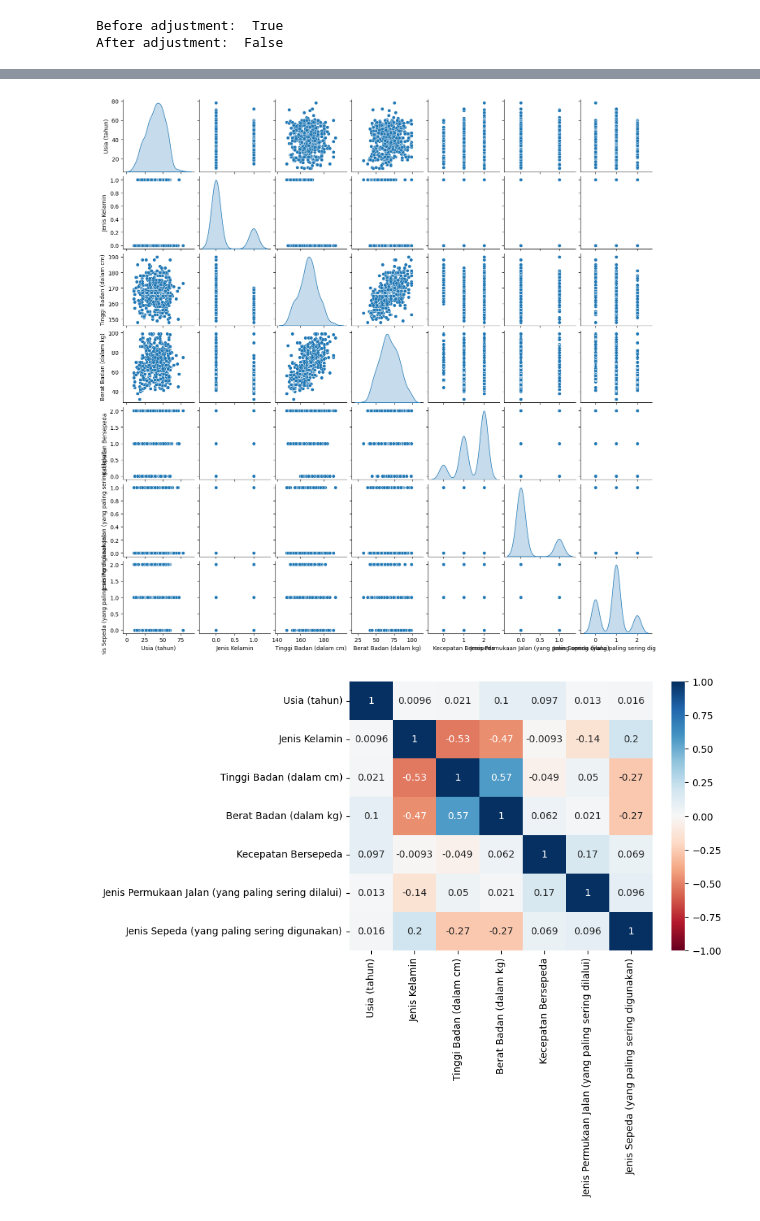
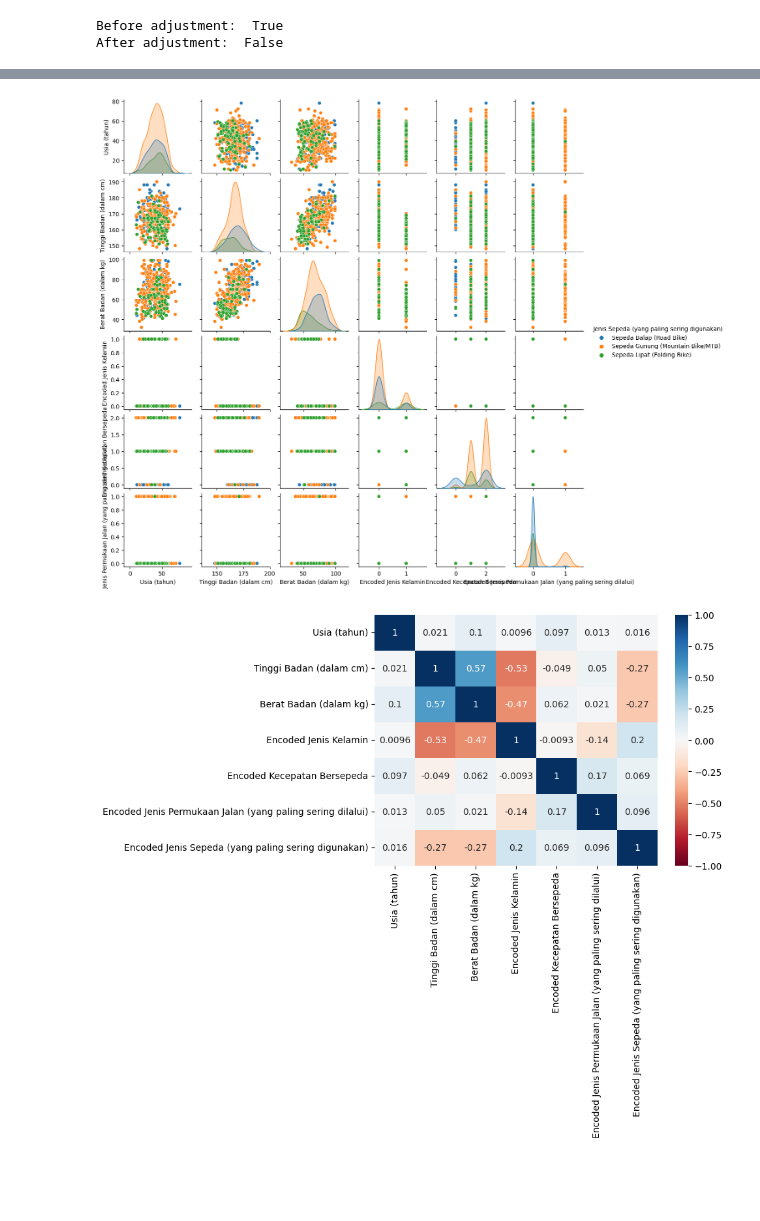
Before and after one commit to HansJoachimW/ALP-Statistics, a Jupyter notebook: ALP.ipynb, the cells around one changed output, grey strips where cells are left out. Saved outputs shown, nothing was run; the diff lists cells and outputs as text; code cells hidden in the pictures; blank space fills up the shorter version.

```diff
--- a/ALP.ipynb
+++ b/ALP.ipynb
@@ -134,10 +136,10 @@ After adjustment:  False
 # Encode data
 encoder = LabelEncoder()
 
-dataset['Jenis Kelamin'] = encoder.fit_transform(dataset['Jenis Kelamin'])
-dataset['Kecepatan Bersepeda'] = encoder.fit_transform(dataset['Kecepatan Bersepeda'])
-dataset['Jenis Permukaan Jalan (yang paling sering dilalui)'] = encoder.fit_transform(dataset['Jenis Permukaan Jalan (yang paling sering dilalui)'])
-dataset['Jenis Sepeda (yang paling sering digunakan)'] = encoder.fit_transform(dataset['Jenis Sepeda (yang paling sering digunakan)'])
+dataset['Encoded Jenis Kelamin'] = encoder.fit_transform(dataset['Jenis Kelamin'])
+dataset['Encoded Kecepatan Bersepeda'] = encoder.fit_transform(dataset['Kecepatan Bersepeda'])
+dataset['Encoded Jenis Permukaan Jalan (yang paling sering dilalui)'] = encoder.fit_transform(dataset['Jenis Permukaan Jalan (yang paling sering dilalui)'])
+dataset['Encoded Jenis Sepeda (yang paling sering digunakan)'] = encoder.fit_transform(dataset['Jenis Sepeda (yang paling sering digunakan)'])
 # %%
 dataset.head()
 # %% [output]
@@ -163,10 +165,10 @@ plt.show()
 # %%
-sns.pairplot(data=dataset, height=2, diag_kind='kde')
+sns.pairplot(data=dataset[['Usia (tahun)', 'Tinggi Badan (dalam cm)', 'Berat Badan (dalam kg)', 'Encoded Jenis Kelamin', 'Encoded Kecepatan Bersepeda', 'Encoded Jenis Permukaan Jalan (yang paling sering dilalui)', 'Jenis Sepeda (yang paling sering digunakan)']], height=2, diag_kind='kde', hue='Jenis Sepeda (yang paling sering digunakan)')
 plt.show()
 
 plt.subplots(figsize=(7,5))
-sns.heatmap(dataset.corr(), vmin=-1, vmax=1, cmap="RdBu", annot=True)
+sns.heatmap(dataset[['Usia (tahun)', 'Tinggi Badan (dalam cm)', 'Berat Badan (dalam kg)', 'Encoded Jenis Kelamin', 'Encoded Kecepatan Bersepeda', 'Encoded Jenis Permukaan Jalan (yang paling sering dilalui)', 'Encoded Jenis Sepeda (yang paling sering digunakan)']].corr(), vmin=-1, vmax=1, cmap="RdBu", annot=True)
 plt.show()
 # %% [output]
-[figure, old version]
+[figure, new version]
-[figure, old version]
+[figure, new version]
```
Also changed, not shown: parts of 15 cells of this notebook.
